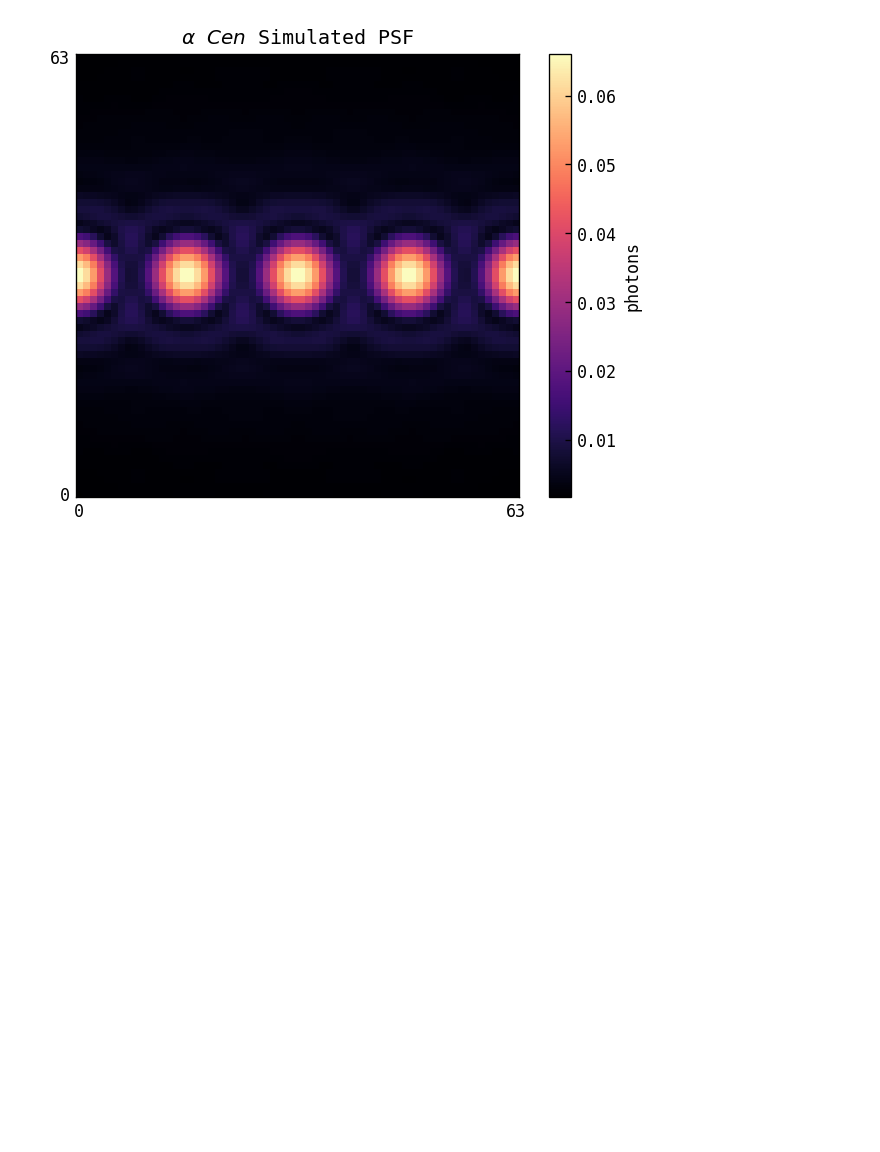
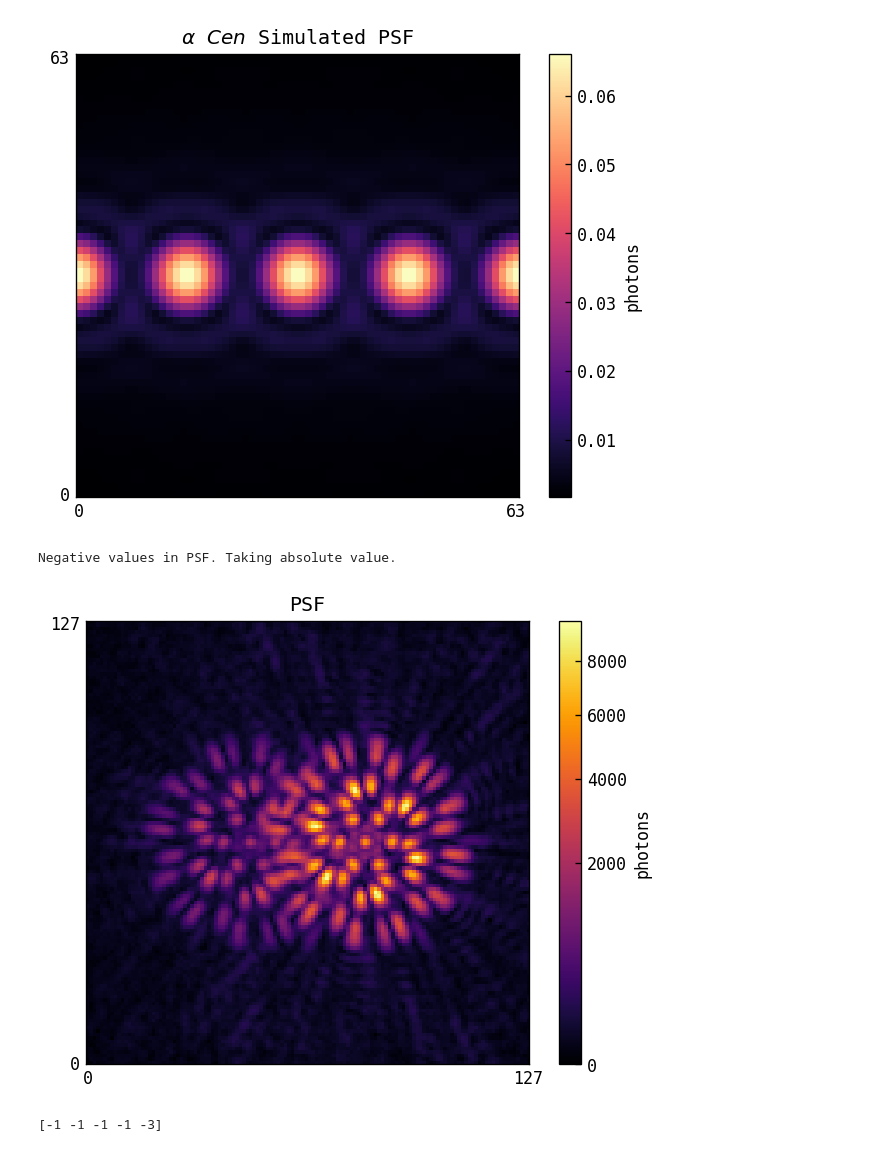
Before and after one commit to maxecharles/toliman-phd, a Jupyter notebook: main.ipynb, the cells around one changed output. Saved outputs shown, nothing was run; the diff lists cells and outputs as text; code cells hidden in the pictures; blank space fills up the shorter version.

```diff
--- a/main.ipynb
+++ b/main.ipynb
@@ -29,8 +30,8 @@ contrast = 3.372873  # flux contrast from V band magnitudes
 Loading in the mask and creating/plotting the PSF
 # %%
 mask = obj.LoadMask('data/test_mask.npy')
-tel = obj.GetInstrument(mask, pscale=.3)
-idealPSF = tel.model()
+optics, source = obj.GetInstrument(mask)
+idealPSF = optics.model(source)
 PSF = obj.AddNoise(idealPSF)
 
 # plotting plot
@@ -95,3 +96,13 @@ fig.colorbar(c, ax=ax, label ='photons')
 plt.show()
 # %% [output]
 [figure]
+# %%
+import utils
+utils.PlotSqrtPSF(PSF, title='PSF')
+# %% [output]
+Negative values in PSF. Taking absolute value.
+[figure, added]
+# %%
+print(PSF[np.where(PSF<0)])
+# %% [output]
+[-1 -1 -1 -1 -3]
```
Also changed, not shown: parts of 1 cell of this notebook, 2 other files.
